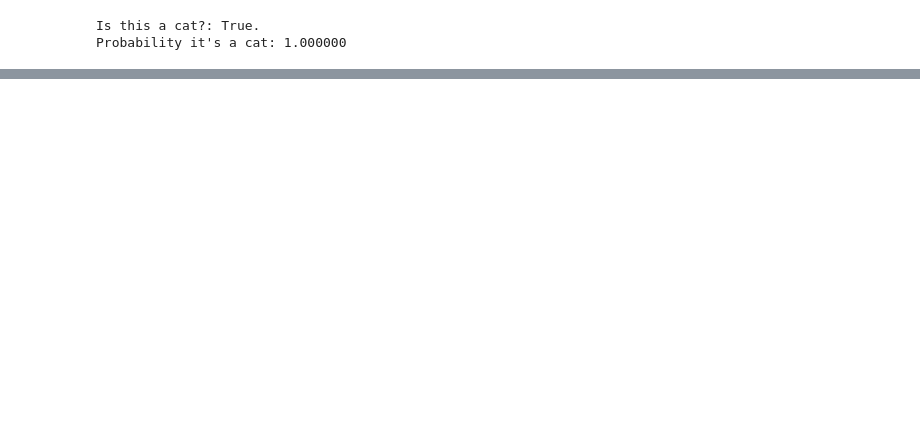
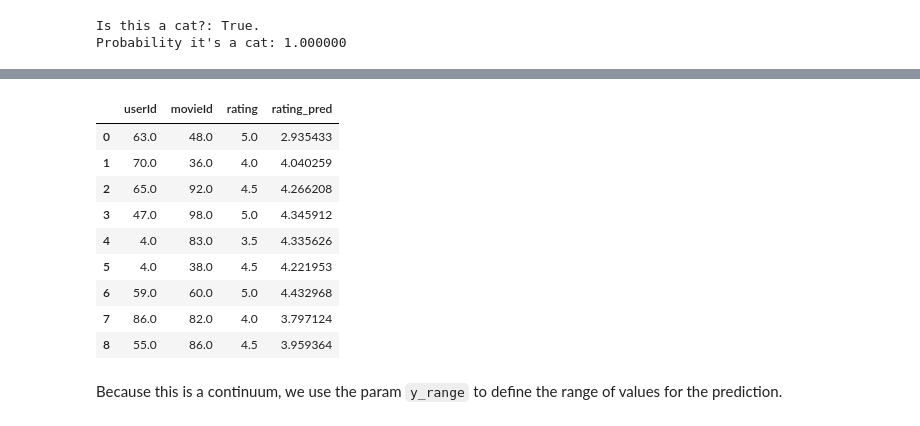
Before and after one commit to murdockcrc/PythonDirtyTricks, a Jupyter notebook: pytorch/01_intro.ipynb, the cells around one changed output, grey strips where cells are left out. Drawn from its saved outputs; the diff is of its cells as text; code cells hidden in the pictures; blank space fills up the shorter version.

```diff
--- a/pytorch/01_intro.ipynb
+++ b/pytorch/01_intro.ipynb
@@ -59,0 +85,7 @@ Probability it's a cat: 1.000000
+# %%
+from fastai.collab import *
+
+path = untar_data(URLs.ML_SAMPLE)
+dls = CollabDataLoaders.from_csv(path/'ratings.csv')
+learn = collab_learner(dls, y_range=(0.5,5.5))
+learn.fine_tune(10)
@@ -59,0 +107,3 @@ Probability it's a cat: 1.000000
+# %%
+learn.show_results()
+# %% [output]
@@ -59,0 +111,12 @@ Probability it's a cat: 1.000000
+|  | userId | movieId | rating | rating_pred |
+| 0 | 63.0 | 48.0 | 5.0 | 2.935433 |
+| 1 | 70.0 | 36.0 | 4.0 | 4.040259 |
+| 2 | 65.0 | 92.0 | 4.5 | 4.266208 |
+| 3 | 47.0 | 98.0 | 5.0 | 4.345912 |
+| 4 | 4.0 | 83.0 | 3.5 | 4.335626 |
+| 5 | 4.0 | 38.0 | 4.5 | 4.221953 |
+| 6 | 59.0 | 60.0 | 5.0 | 4.432968 |
+| 7 | 86.0 | 82.0 | 4.0 | 3.797124 |
+| 8 | 55.0 | 86.0 | 4.5 | 3.959364 |
+# %% [markdown]
+Because this is a continuum, we use the param `y_range` to define the range of values for the prediction.
```
Also changed, not shown: parts of 6 cells of this notebook, 2 other files.
